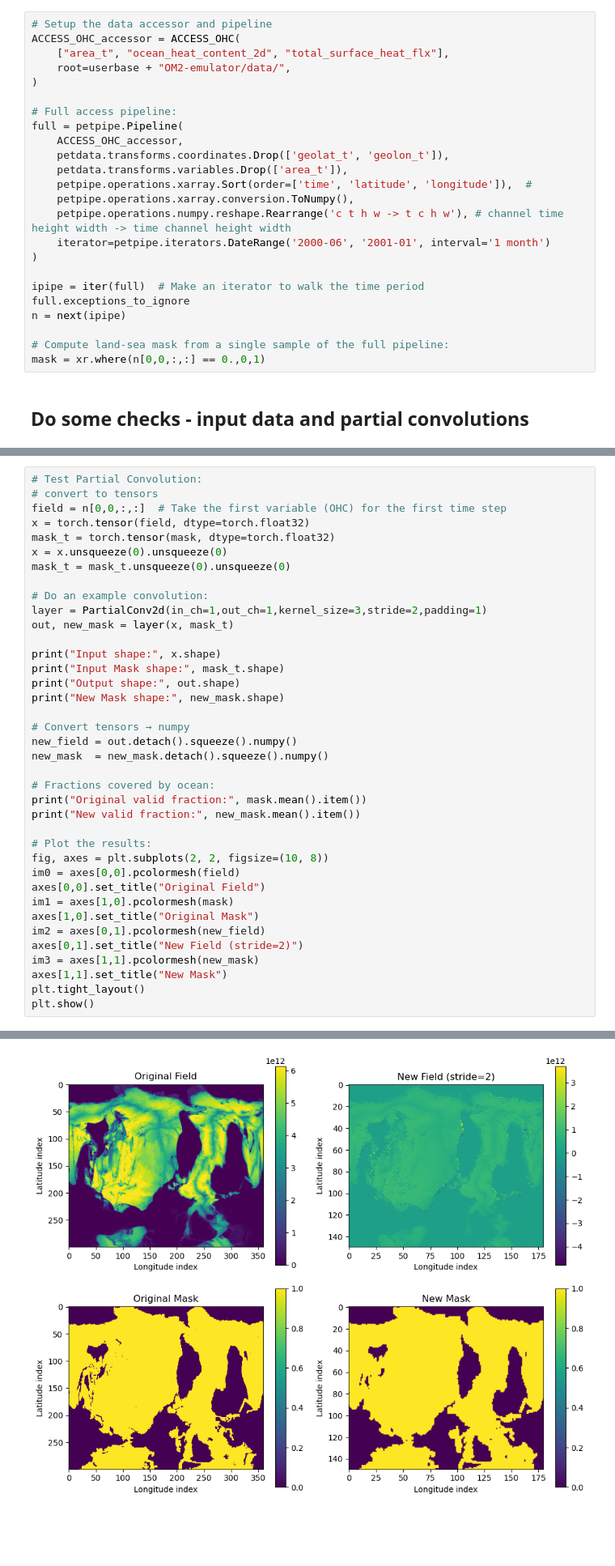
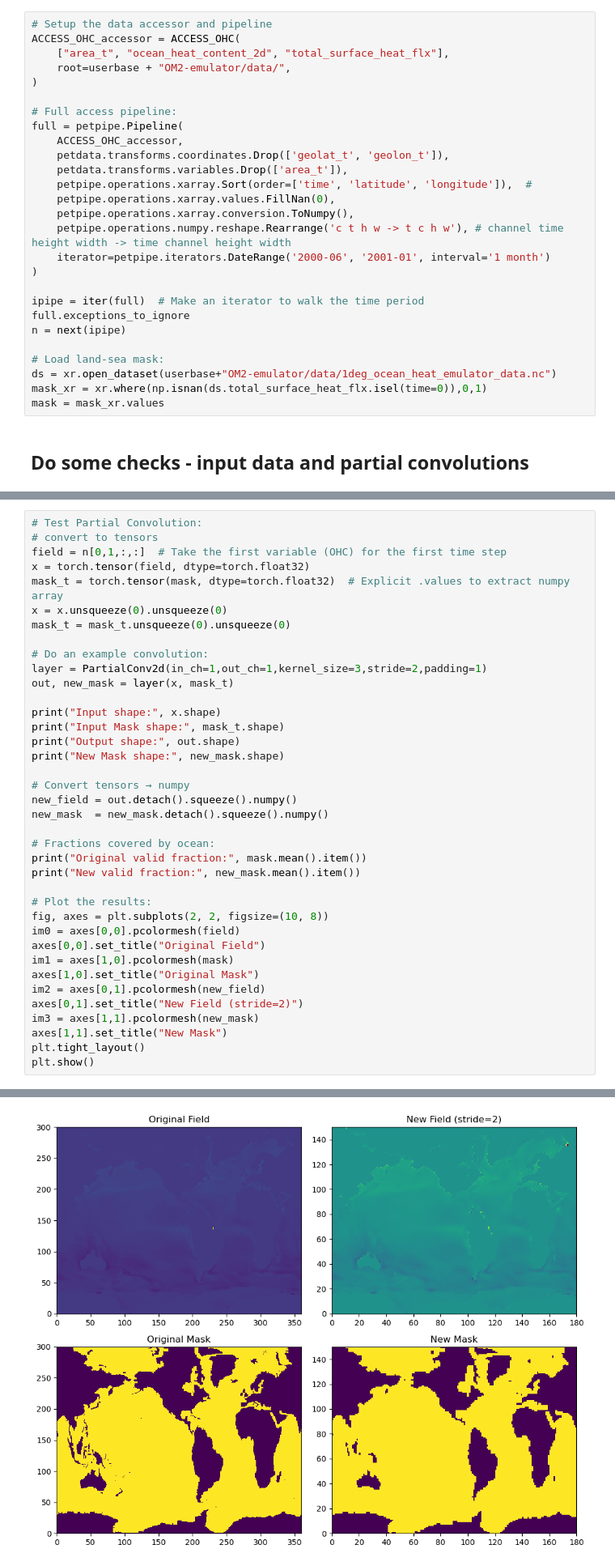
Before and after one commit to PaulSpence/OM2-emulator, a Jupyter notebook: notebooks/AutoEncoder_om2_withPConv.ipynb, the cells around one changed output, grey strips where cells are left out. Shown at 81% size. Cells and saved outputs as stored; diff of their text form; blank space fills up the shorter version.

Commit message:
Working version with no masking (I think)... Normalisation still seems off for the case with a mask.

```diff
--- a/notebooks/AutoEncoder_om2_withPConv.ipynb
+++ b/notebooks/AutoEncoder_om2_withPConv.ipynb
@@ -63,6 +61,7 @@ full = petpipe.Pipeline(
     petdata.transforms.coordinates.Drop(['geolat_t', 'geolon_t']),
     petdata.transforms.variables.Drop(['area_t']),
     petpipe.operations.xarray.Sort(order=['time', 'latitude', 'longitude']),  #
+    petpipe.operations.xarray.values.FillNan(0),
     petpipe.operations.xarray.conversion.ToNumpy(),
     petpipe.operations.numpy.reshape.Rearrange('c t h w -> t c h w'), # channel time height width -> time channel height width
     iterator=petpipe.iterators.DateRange('2000-06', '2001-01', interval='1 month')
@@ -72,8 +71,10 @@ ipipe = iter(full)  # Make an iterator to walk the time period
 full.exceptions_to_ignore
 n = next(ipipe)
 
-# Compute land-sea mask from a single sample of the full pipeline:
-mask = xr.where(n[0,0,:,:] == 0.,0,1)
+# Load land-sea mask:
+ds = xr.open_dataset(userbase+"OM2-emulator/data/1deg_ocean_heat_emulator_data.nc")
+mask_xr = xr.where(np.isnan(ds.total_surface_heat_flx.isel(time=0)),0,1)
+mask = mask_xr.values
 # %% [markdown]
 ## Do some checks - input data and partial convolutions
 # %%
@@ -94,9 +95,9 @@ fig.colorbar(pcm1, ax=axes[1])
 # %%
 # Test Partial Convolution:
 # convert to tensors
-field = n[0,0,:,:]  # Take the first variable (OHC) for the first time step
+field = n[0,1,:,:]  # Take the first variable (OHC) for the first time step
 x = torch.tensor(field, dtype=torch.float32)
-mask_t = torch.tensor(mask, dtype=torch.float32)
+mask_t = torch.tensor(mask, dtype=torch.float32)  # Explicit .values to extract numpy array
 x = x.unsqueeze(0).unsqueeze(0)
 mask_t = mask_t.unsqueeze(0).unsqueeze(0)
 
@@ -136,5 +139,5 @@ Original valid fraction: 0.6463796496391296
 New valid fraction: 0.6898888945579529
-[figure, old version]
+[figure, new version]
 # %% [markdown]
 ## Define the model
 # %%
```
Also changed, not shown: parts of 16 cells of this notebook.
